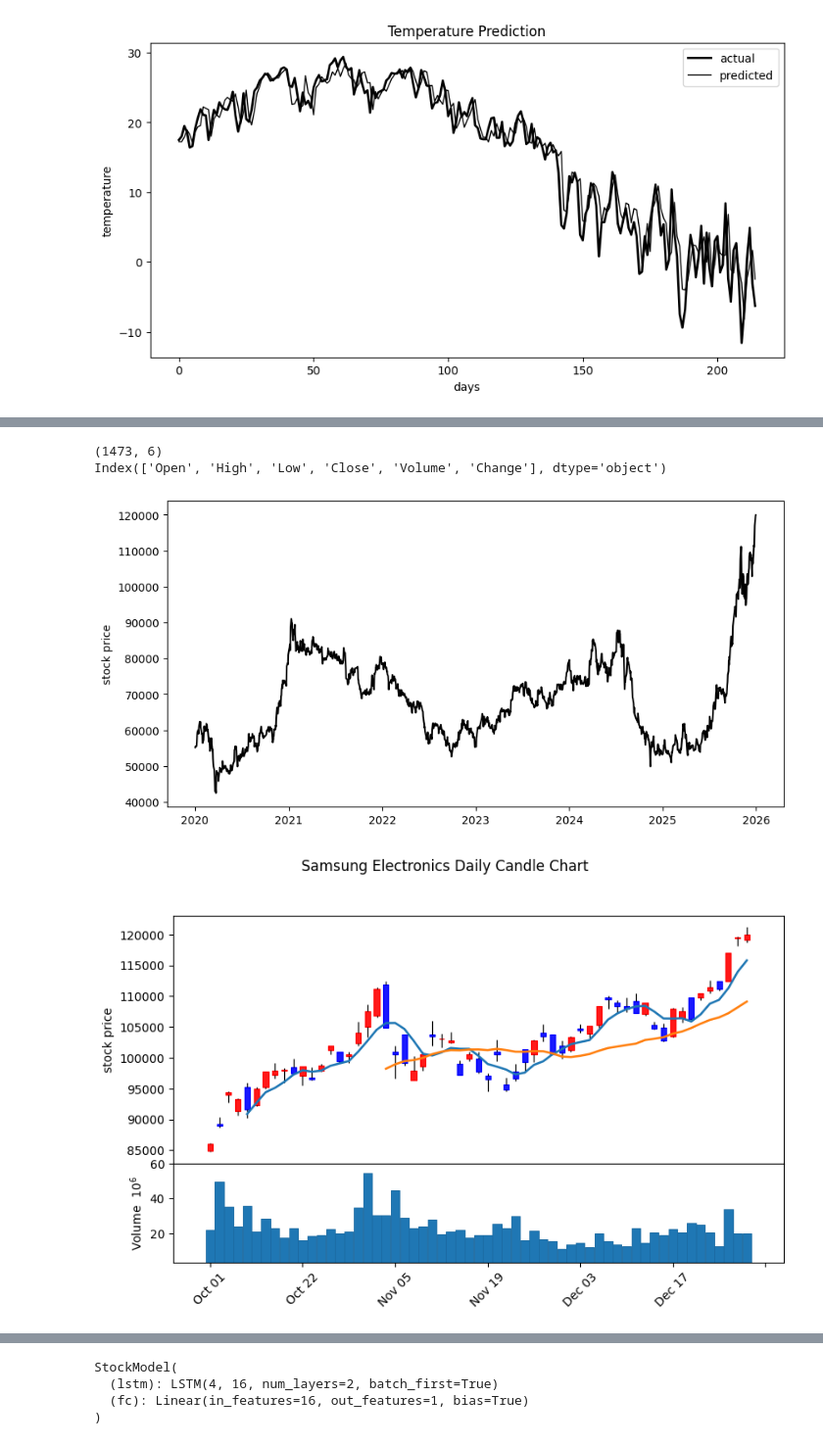
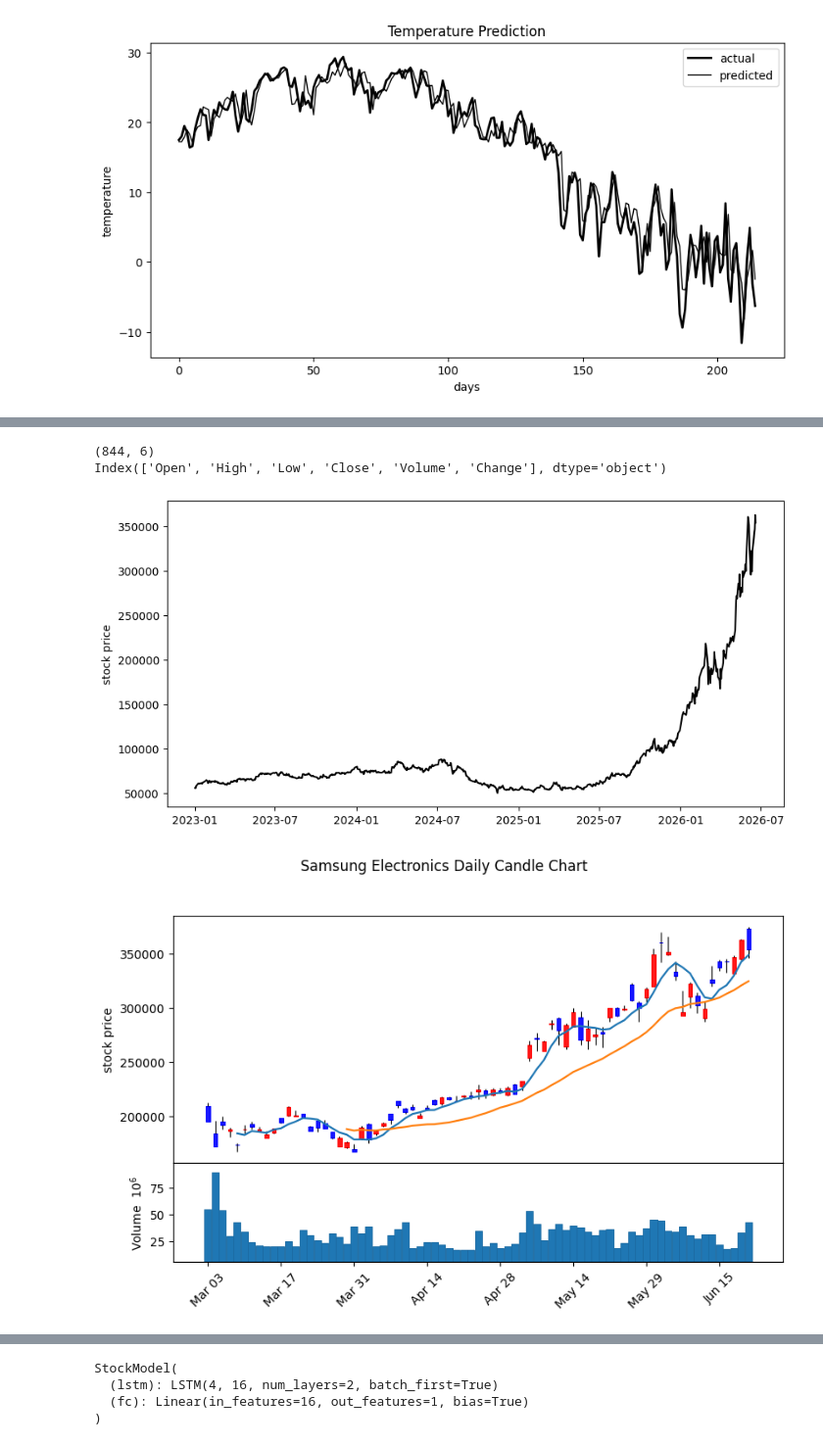
Before and after one commit to changsuk-oh/introduction-to-deep-learning, a Jupyter notebook: 6장_시계열_예측.ipynb, the cells around one changed output, grey strips where cells are left out. Shown at 98% size. Drawn from its saved outputs; the diff is of its cells as text; code cells hidden in the pictures.

```diff
--- a/6장_시계열_예측.ipynb
+++ b/6장_시계열_예측.ipynb
@@ -369,11 +369,11 @@ krx_df.head(10)
 # %%
 # 데이터셋 준비
-df = fdr.DataReader("005930", "2020-01-01", "2025-12-31")
+df = fdr.DataReader("005930", "2023-01-01", "2026-06-30")
 
 print(df.shape)   # 데이터셋 shape 확인
 print(df.columns)   # 데이터셋 컬럼 확인
 # %% [output]
-(1473, 6)
+(844, 6)
 Index(['Open', 'High', 'Low', 'Close', 'Volume', 'Change'], dtype='object')
 # %%
 # 학습 데이터 시각화
@@ -384,27 +384,27 @@ plt.ylabel("stock price")
 
 plt.show()
 # %% [output]
-[figure, old version]
+[figure, new version]
 # %%
 !pip install mplfinance
 # %%
 # 일봉 차트
 import mplfinance as mpf
 
-candle_df = df["2025-10-01":"2025-12-31"]
+candle_df = df["2026-03-01":"2026-06-30"]
 
 mc = mpf.make_marketcolors(up="red", down="blue", edge="inherit")
 style = mpf.make_mpf_style(marketcolors=mc)
 
 mpf.plot(candle_df,
          type="candle",   # 캔들 차트
          mav=(5, 20),   # 이동 평균선 5/20일
          volume=True,   # 거래량 표시
          style=style,   # 색상 지정
          figratio=(12, 7),   # 가로/세로 크기 지정
          title="Samsung Electronics Daily Candle Chart",
          ylabel="stock price")
 # %% [output]
-[figure, old version]
+[figure, new version]
 # %%
 # 주봉 차트
```
Also changed, not shown: parts of 10 cells of this notebook.
